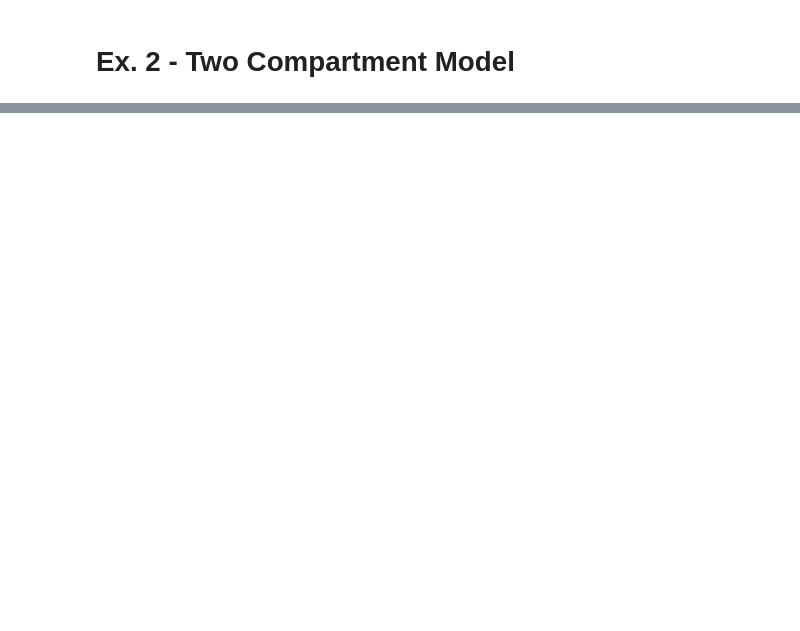
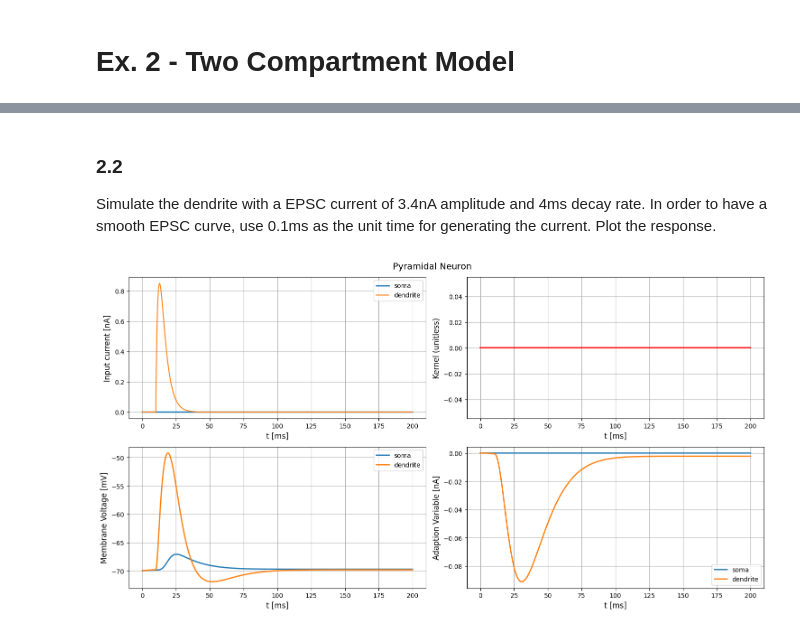
Before and after one commit to lniederhauser/neuronal_dynamics_miniproject, a Jupyter notebook: main.ipynb, the cells around one changed output, grey strips where cells are left out. Saved outputs shown, nothing was run; the diff lists cells and outputs as text; code cells hidden in the pictures; blank space fills up the shorter version.

```diff
--- a/main.ipynb
+++ b/main.ipynb
@@ -195,0 +223,14 @@ step_current = input_factory.get_step_current(t_start=5, t_end=10, unit_time=b2.
+# %% [markdown]
+### 2.2
+
+Simulate the dendrite with a EPSC current of 3.4nA amplitude and 4ms decay rate. In order to have a smooth EPSC curve, use 0.1ms as the unit time for generating the current. Plot the response.
+# %%
+current_dendrite = get_EPSC_current(t_start=100, t_end=400, unit_time=0.1 * b2.ms, amplitude=3.4 * b2.nA, tau=4 * b2.ms)
+state_monitor = simulate_pyramidal_neuron(tau_s=TAU_s, tau_d=TAU_d, C_s=C_s, C_d=C_d, v_rest=E_L, b=b_w_s, v_spike=E_th,
+                                          tau_w_s=TAU_w_s, tau_w_d=TAU_w_d, I_s=input_factory.get_zero_current(),
+                                          I_d=current_dendrite, a=a_w_d, E_d=E_d, D_d=D_d, g_d=g_d, g_s=g_s, c_d=c_d,
+                                          T_refractory=T_ref)
+plot_pyramidal(state_monitor, current_s=input_factory.get_zero_current(), current_d=current_dendrite,
+               title="Pyramidal Neuron", savefig=False)
+# %% [output]
+[figure, added]
```
Also changed, not shown: parts of 22 cells of this notebook, 1 other file.
